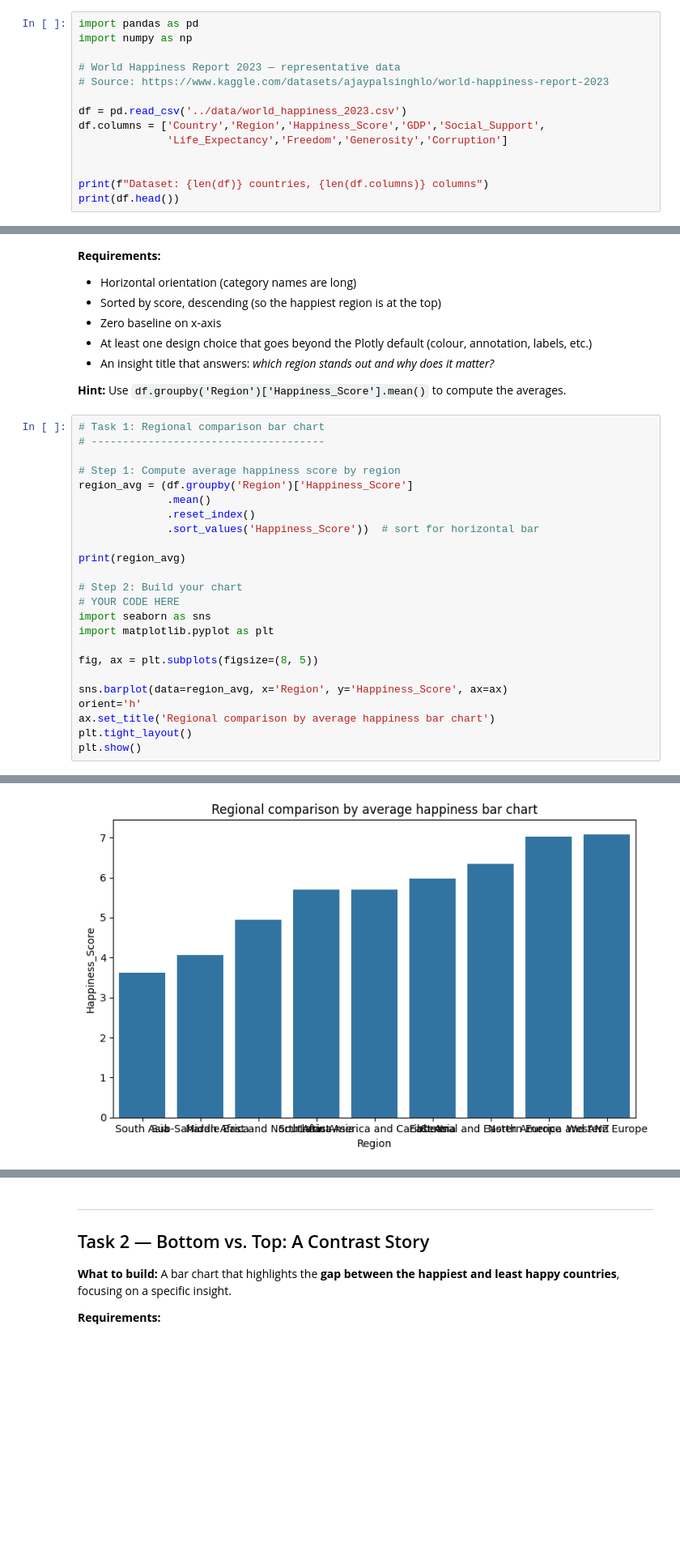
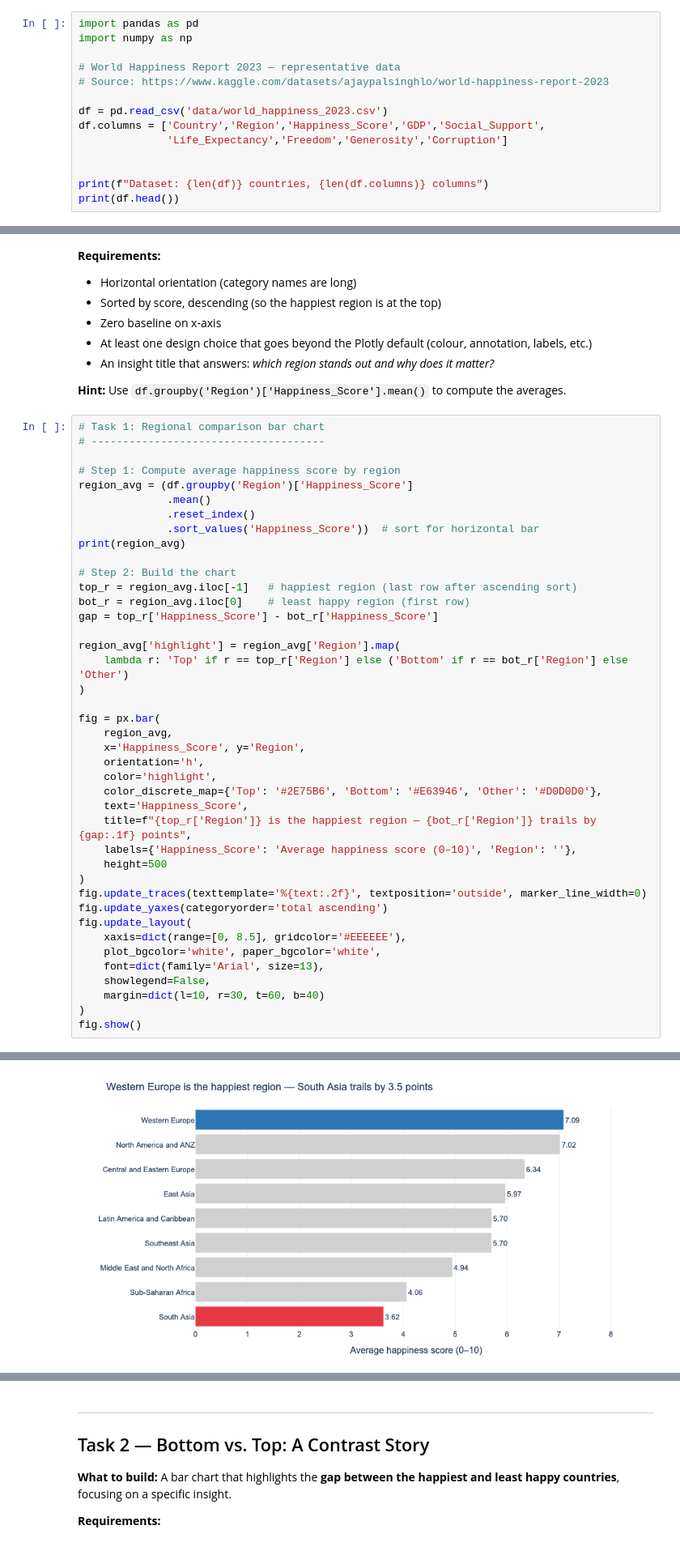
Before and after one commit to daleogont/dataviz-exercises-hontar-daniil, a Jupyter notebook: week two/lecture02_exercise.ipynb, the cells around one changed output, grey strips where cells are left out. Shown at 81% size. Saved outputs shown, nothing was run; the diff lists cells and outputs as text; blank space fills up the shorter version.

Commit message:
Renew data-viz-class-material folder and finish  exercise 2

```diff
--- a/week two/lecture02_exercise.ipynb
+++ b/week two/lecture02_exercise.ipynb
@@ -25,7 +25,7 @@ import numpy as np
 # World Happiness Report 2023 — representative data
 # Source: https://www.kaggle.com/datasets/ajaypalsinghlo/world-happiness-report-2023
 
-df = pd.read_csv('../data/world_happiness_2023.csv')
+df = pd.read_csv('data/world_happiness_2023.csv')
 df.columns = ['Country','Region','Happiness_Score','GDP','Social_Support',
               'Life_Expectancy','Freedom','Generosity','Corruption']
 
@@ -93,36 +93,53 @@ Name: count, dtype: int64
 # %%
 # Task 1: Regional comparison bar chart
 # -------------------------------------
 
 # Step 1: Compute average happiness score by region
 region_avg = (df.groupby('Region')['Happiness_Score']
               .mean()
               .reset_index()
               .sort_values('Happiness_Score'))  # sort for horizontal bar
-
 print(region_avg)
 
-# Step 2: Build your chart
-# YOUR CODE HERE
-import seaborn as sns
-import matplotlib.pyplot as plt
+# Step 2: Build the chart
+top_r = region_avg.iloc[-1]   # happiest region (last row after ascending sort)
+bot_r = region_avg.iloc[0]    # least happy region (first row)
+gap = top_r['Happiness_Score'] - bot_r['Happiness_Score']
 
-fig, ax = plt.subplots(figsize=(8, 5))
+region_avg['highlight'] = region_avg['Region'].map(
+    lambda r: 'Top' if r == top_r['Region'] else ('Bottom' if r == bot_r['Region'] else 'Other')
+)
 
-sns.barplot(data=region_avg, x='Region', y='Happiness_Score', ax=ax)
-orient='h'
-ax.set_title('Regional comparison by average happiness bar chart')
-plt.tight_layout()
-plt.show()
+fig = px.bar(
+    region_avg,
+    x='Happiness_Score', y='Region',
+    orientation='h',
+    color='highlight',
+    color_discrete_map={'Top': '#2E75B6', 'Bottom': '#E63946', 'Other': '#D0D0D0'},
+    text='Happiness_Score',
+    title=f"{top_r['Region']} is the happiest region — {bot_r['Region']} trails by {gap:.1f} points",
+    labels={'Happiness_Score': 'Average happiness score (0–10)', 'Region': ''},
+    height=500
+)
+fig.update_traces(texttemplate='%{text:.2f}', textposition='outside', marker_line_width=0)
+fig.update_yaxes(categoryorder='total ascending')
+fig.update_layout(
+    xaxis=dict(range=[0, 8.5], gridcolor='#EEEEEE'),
+    plot_bgcolor='white', paper_bgcolor='white',
+    font=dict(family='Arial', size=13),
+    showlegend=False,
+    margin=dict(l=10, r=30, t=60, b=40)
+)
+fig.show()
 # %% [output]
                          Region  Happiness_Score
 5                    South Asia         3.618250
 7            Sub-Saharan Africa         4.064714
 3  Middle East and North Africa         4.943333
 6                Southeast Asia         5.695250
 2   Latin America and Caribbean         5.699000
 1                     East Asia         5.966000
 0    Central and Eastern Europe         6.338143
 4         North America and ANZ         7.018250
 8                Western Europe         7.085533
-[figure, old version]
+[figure, new version]
```
Also changed, not shown: parts of 4 cells of this notebook, 10 other files.
